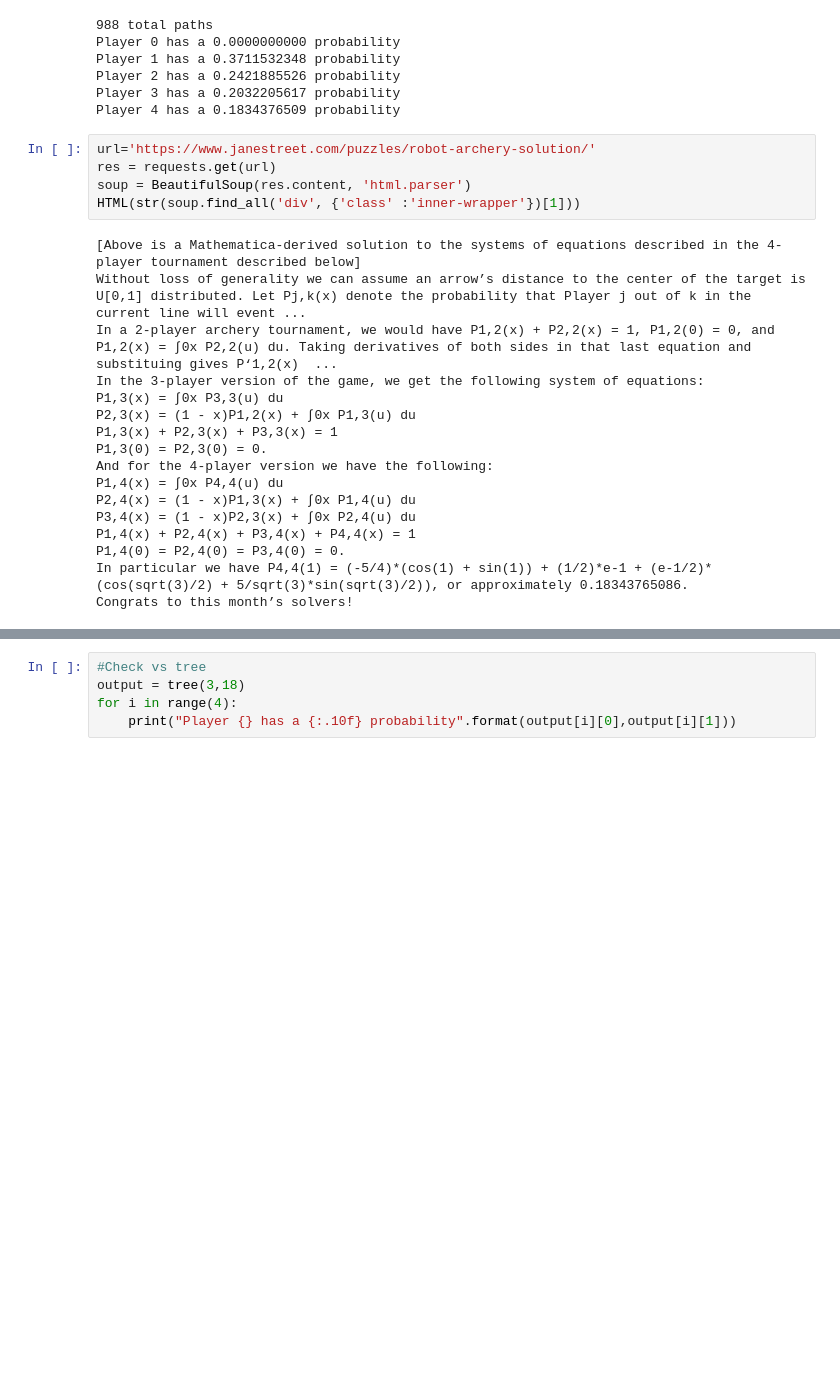
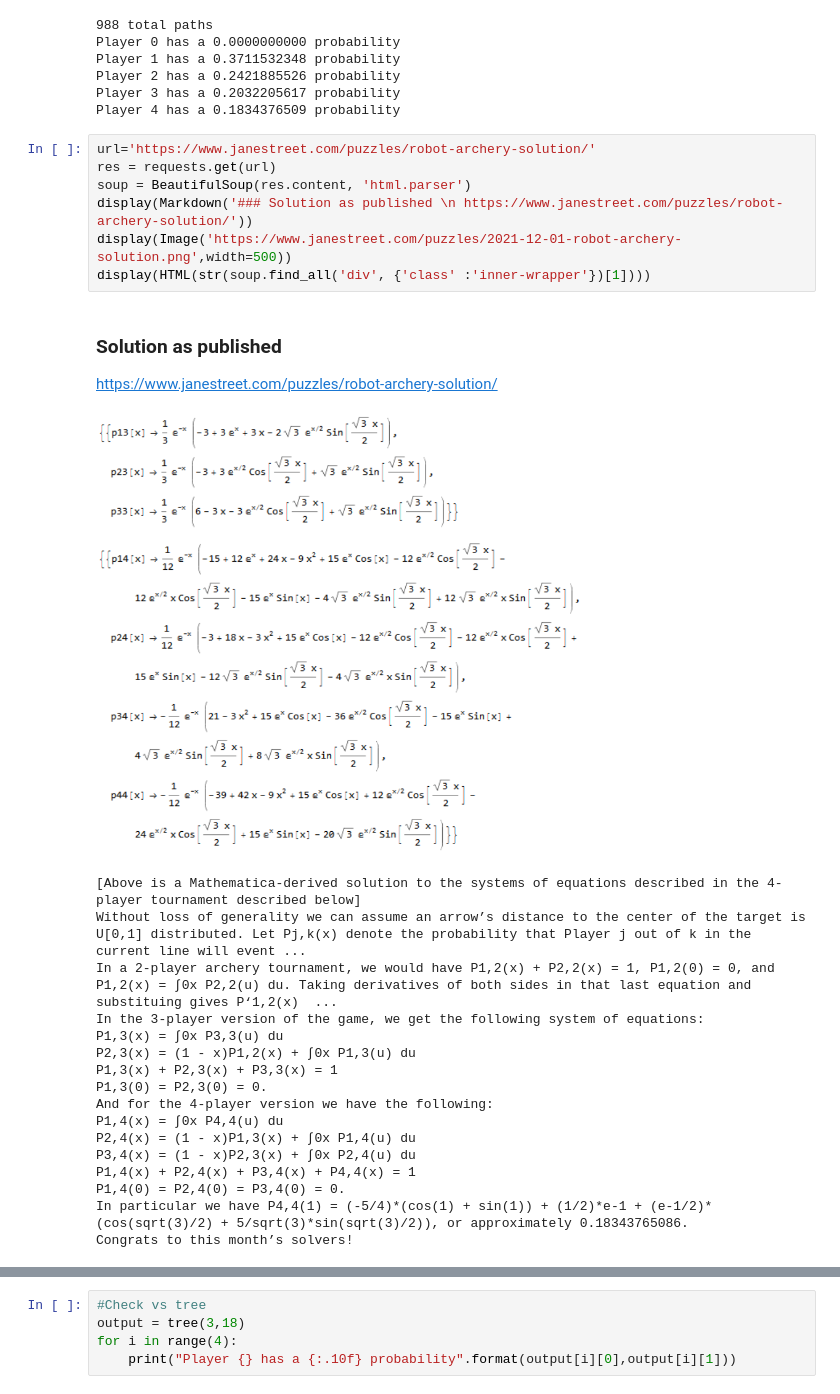
Before and after one commit to gowen100/Jane-Street-Solutions, a Jupyter notebook: 2021_12_RobotArchery.ipynb, the cells around one changed output, grey strips where cells are left out. Saved outputs shown, nothing was run; the diff lists cells and outputs as text; blank space fills up the shorter version.

```diff
--- a/2021_12_RobotArchery.ipynb
+++ b/2021_12_RobotArchery.ipynb
@@ -76,9 +79,14 @@ Player 4 has a 0.1834376509 probability
 # %%
 url='https://www.janestreet.com/puzzles/robot-archery-solution/'
 res = requests.get(url)
 soup = BeautifulSoup(res.content, 'html.parser')
-HTML(str(soup.find_all('div', {'class' :'inner-wrapper'})[1]))
+display(Markdown('### Solution as published \n https://www.janestreet.com/puzzles/robot-archery-solution/'))
+display(Image('https://www.janestreet.com/puzzles/2021-12-01-robot-archery-solution.png',width=500))
+display(HTML(str(soup.find_all('div', {'class' :'inner-wrapper'})[1])))
 # %% [output]
+### Solution as published
+ https://www.janestreet.com/puzzles/robot-archery-solution/
+[figure, added]
 [Above is a Mathematica-derived solution to the systems of equations described in the 4-player tournament described below]
 Without loss of generality we can assume an arrow’s distance to the center of the target is U[0,1] distributed. Let Pj,k(x) denote the probability that Player j out of k in the current line will event ...
 In a 2-player archery tournament, we would have P1,2(x) + P2,2(x) = 1, P1,2(0) = 0, and P1,2(x) = ∫0x P2,2(u) du. Taking derivatives of both sides in that last equation and substituing gives P‘1,2(x)  ...
```
Also changed, not shown: parts of 15 cells of this notebook.
